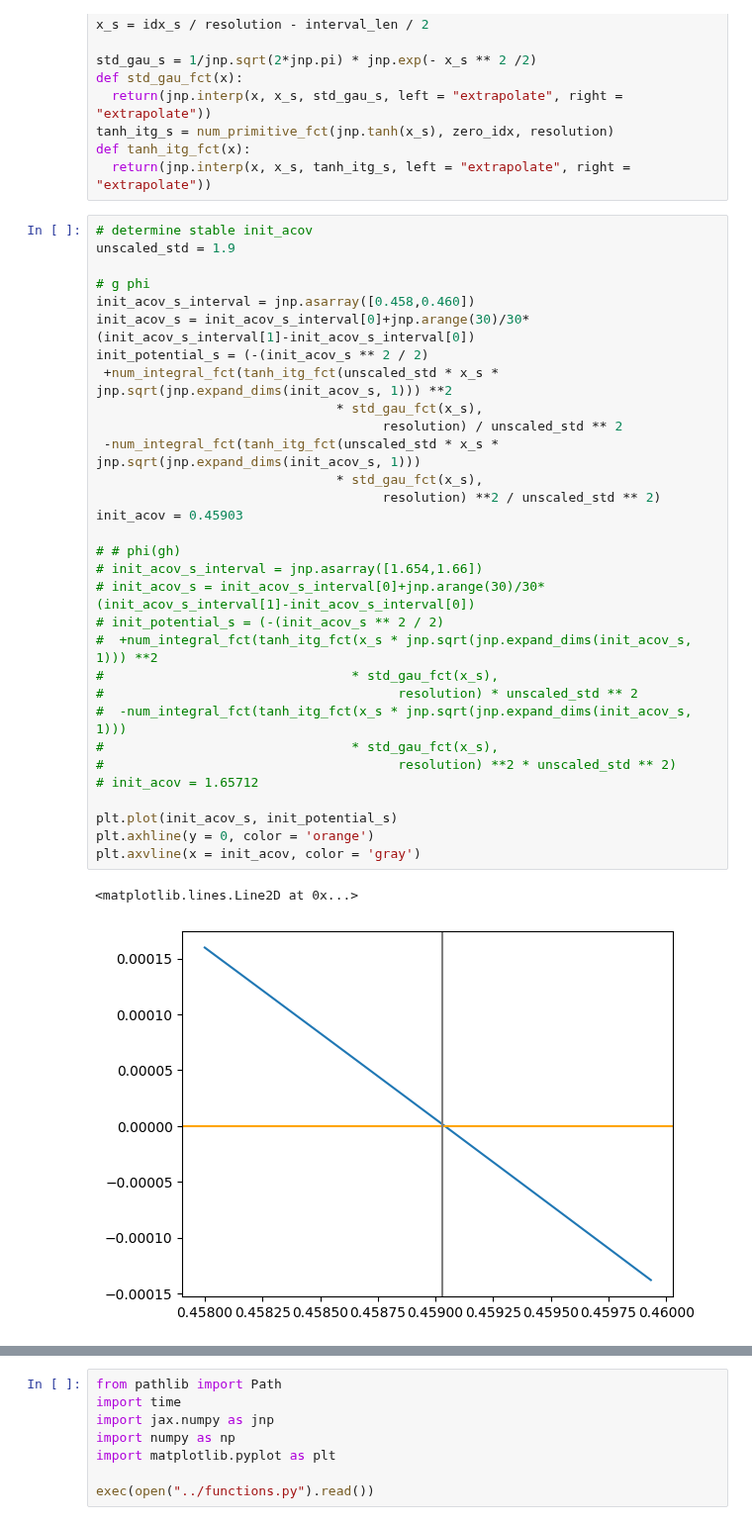
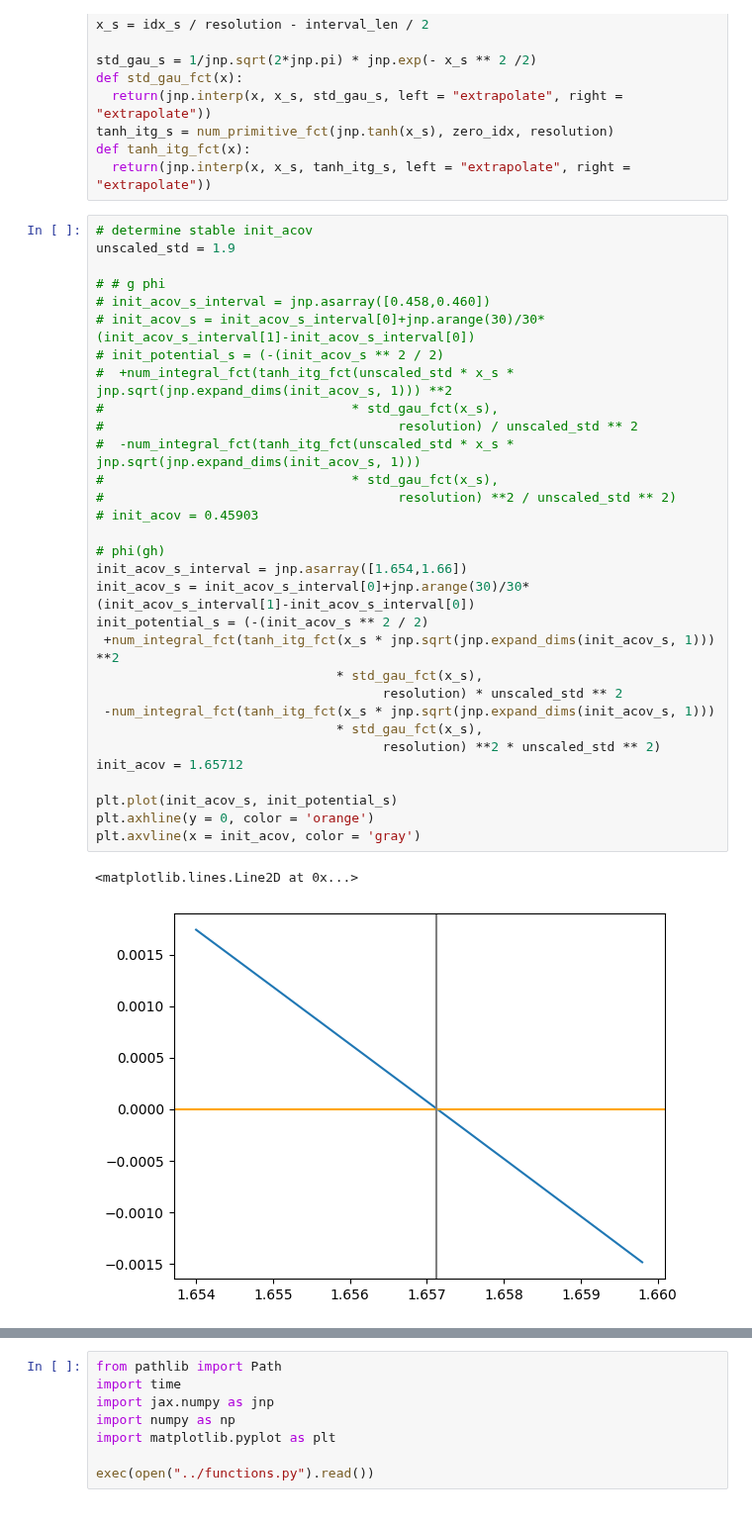
Before and after one commit to zhaoz0314/random-EI, a Jupyter notebook: pseudospatial/predictions.ipynb, the cells around one changed output, grey strips where cells are left out. Shown at 99% size. Saved outputs shown, nothing was run; the diff lists cells and outputs as text.

```diff
--- a/pseudospatial/predictions.ipynb
+++ b/pseudospatial/predictions.ipynb
@@ -34,37 +34,37 @@ def tanh_itg_fct(x):
 # %%
 # determine stable init_acov
 unscaled_std = 1.9
 
-# g phi
-init_acov_s_interval = jnp.asarray([0.458,0.460])
+# # g phi
+# init_acov_s_interval = jnp.asarray([0.458,0.460])
+# init_acov_s = init_acov_s_interval[0]+jnp.arange(30)/30*(init_acov_s_interval[1]-init_acov_s_interval[0])
+# init_potential_s = (-(init_acov_s ** 2 / 2)
+#  +num_integral_fct(tanh_itg_fct(unscaled_std * x_s * jnp.sqrt(jnp.expand_dims(init_acov_s, 1))) **2
+#                                * std_gau_fct(x_s),
+#                                      resolution) / unscaled_std ** 2
+#  -num_integral_fct(tanh_itg_fct(unscaled_std * x_s * jnp.sqrt(jnp.expand_dims(init_acov_s, 1)))
+#                                * std_gau_fct(x_s),
+#                                      resolution) **2 / unscaled_std ** 2)
+# init_acov = 0.45903
+
+# phi(gh)
+init_acov_s_interval = jnp.asarray([1.654,1.66])
 init_acov_s = init_acov_s_interval[0]+jnp.arange(30)/30*(init_acov_s_interval[1]-init_acov_s_interval[0])
 init_potential_s = (-(init_acov_s ** 2 / 2)
- +num_integral_fct(tanh_itg_fct(unscaled_std * x_s * jnp.sqrt(jnp.expand_dims(init_acov_s, 1))) **2
+ +num_integral_fct(tanh_itg_fct(x_s * jnp.sqrt(jnp.expand_dims(init_acov_s, 1))) **2
                                * std_gau_fct(x_s),
-                                     resolution) / unscaled_std ** 2
- -num_integral_fct(tanh_itg_fct(unscaled_std * x_s * jnp.sqrt(jnp.expand_dims(init_acov_s, 1)))
+                                     resolution) * unscaled_std ** 2
+ -num_integral_fct(tanh_itg_fct(x_s * jnp.sqrt(jnp.expand_dims(init_acov_s, 1)))
                                * std_gau_fct(x_s),
-                                     resolution) **2 / unscaled_std ** 2)
-init_acov = 0.45903
-
-# # phi(gh)
-# init_acov_s_interval = jnp.asarray([1.654,1.66])
-# init_acov_s = init_acov_s_interval[0]+jnp.arange(30)/30*(init_acov_s_interval[1]-init_acov_s_interval[0])
-# init_potential_s = (-(init_acov_s ** 2 / 2)
-#  +num_integral_fct(tanh_itg_fct(x_s * jnp.sqrt(jnp.expand_dims(init_acov_s, 1))) **2
-#                                * std_gau_fct(x_s),
-#                                      resolution) * unscaled_std ** 2
-#  -num_integral_fct(tanh_itg_fct(x_s * jnp.sqrt(jnp.expand_dims(init_acov_s, 1)))
-#                                * std_gau_fct(x_s),
-#                                      resolution) **2 * unscaled_std ** 2)
-# init_acov = 1.65712
+                                     resolution) **2 * unscaled_std ** 2)
+init_acov = 1.65712
 
 plt.plot(init_acov_s, init_potential_s)
 plt.axhline(y = 0, color = 'orange')
 plt.axvline(x = init_acov, color = 'gray')
 # %% [output]
 <matplotlib.lines.Line2D at 0x...>
-[figure, old version]
+[figure, new version]
 # %%
 acov_resolution = 100
 
```
Also changed, not shown: parts of 8 cells of this notebook.
